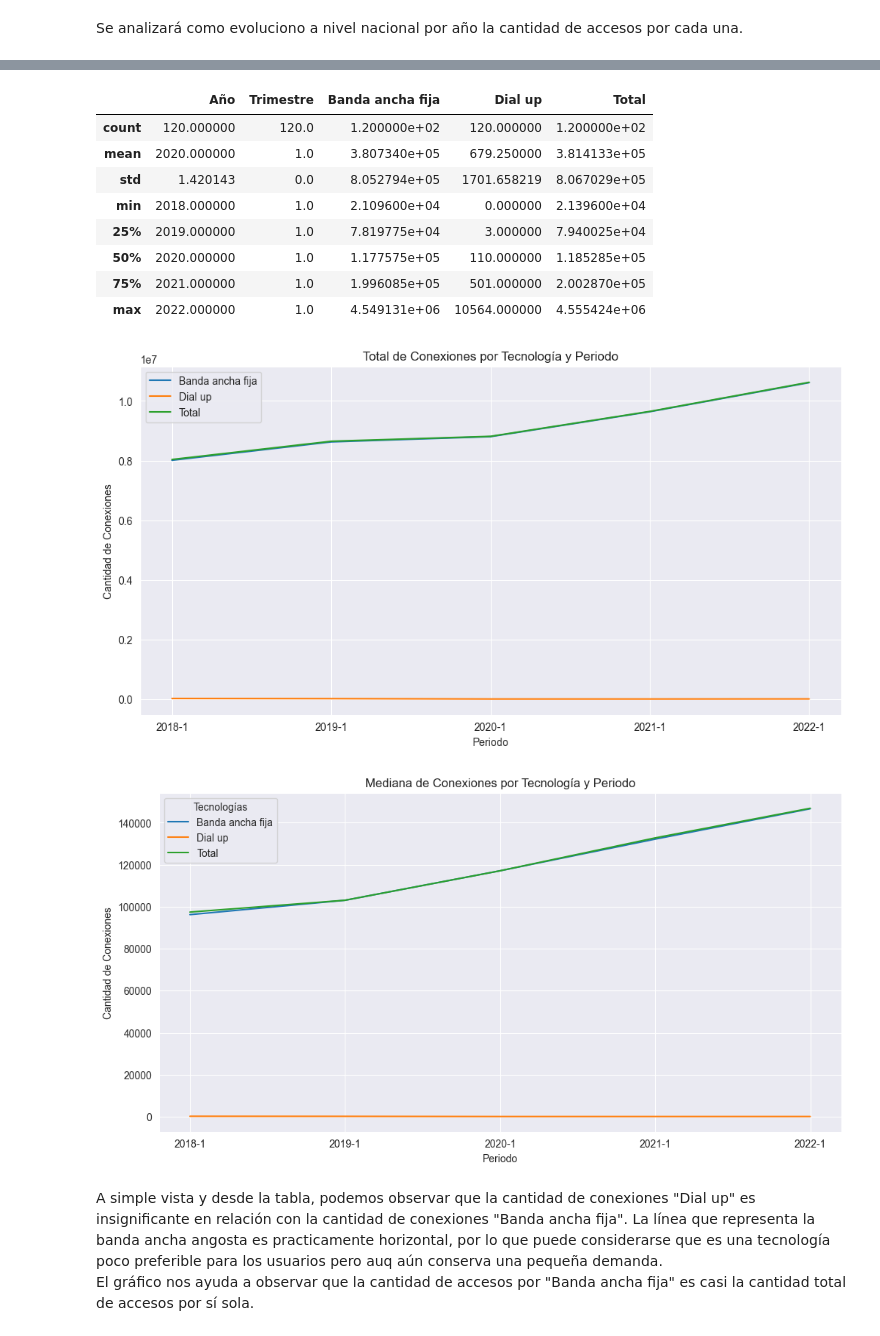
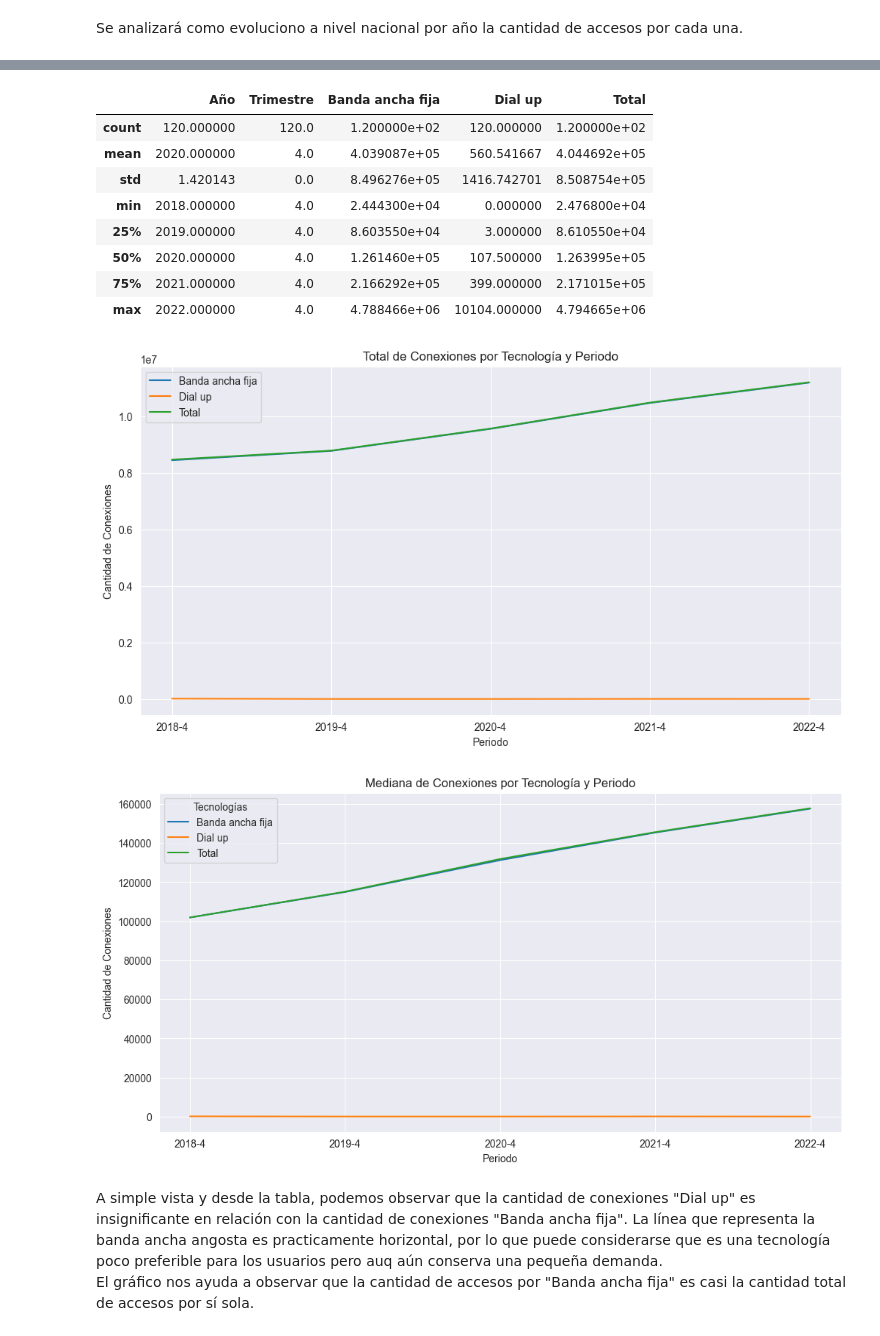
Before and after one commit to AleGS2108/PI-Data_Analytics, a Jupyter notebook: EDA.ipynb, the cells around one changed output, grey strips where cells are left out. Drawn from its saved outputs; the diff is of its cells as text; code cells hidden in the pictures.

```diff
--- a/EDA.ipynb
+++ b/EDA.ipynb
@@ -74,7 +74,7 @@ Dial-up (Acceso Telefónico):
 # %% [markdown]
 Se analizará como evoluciono a nivel nacional por año la cantidad de accesos por cada una.
 # %%
-banda_provincial_2018_1 = banda_provincial[(banda_provincial['Año'] >= 2018) & (banda_provincial['Trimestre'] == 1)].reset_index(drop=True)
-banda_provincial_2018_1
+banda_provincial_2018_4 = banda_provincial[(banda_provincial['Año'] >= 2018) & (banda_provincial['Trimestre'] == 4)].reset_index(drop=True)
+banda_provincial_2018_4
 # %% [output]
 |  | Año | Trimestre | Provincia | Banda ancha fija | Dial up | Total |
@@ -92,26 +92,26 @@ banda_provincial_2018_1
 120 rows × 6 columns
 # %%
-banda_provincial_2018_1.describe()
+banda_provincial_2018_4.describe()
 # %% [output]
 |  | Año | Trimestre | Banda ancha fija | Dial up | Total |
 | count | 120.000000 | 120.0 | 1.200000e+02 | 120.000000 | 1.200000e+02 |
-| mean | 2020.000000 | 1.0 | 3.807340e+05 | 679.250000 | 3.814133e+05 |
-| std | 1.420143 | 0.0 | 8.052794e+05 | 1701.658219 | 8.067029e+05 |
-| min | 2018.000000 | 1.0 | 2.109600e+04 | 0.000000 | 2.139600e+04 |
-| 25% | 2019.000000 | 1.0 | 7.819775e+04 | 3.000000 | 7.940025e+04 |
-| 50% | 2020.000000 | 1.0 | 1.177575e+05 | 110.000000 | 1.185285e+05 |
-| 75% | 2021.000000 | 1.0 | 1.996085e+05 | 501.000000 | 2.002870e+05 |
-| max | 2022.000000 | 1.0 | 4.549131e+06 | 10564.000000 | 4.555424e+06 |
+| mean | 2020.000000 | 4.0 | 4.039087e+05 | 560.541667 | 4.044692e+05 |
+| std | 1.420143 | 0.0 | 8.496276e+05 | 1416.742701 | 8.508754e+05 |
+| min | 2018.000000 | 4.0 | 2.444300e+04 | 0.000000 | 2.476800e+04 |
+| 25% | 2019.000000 | 4.0 | 8.603550e+04 | 3.000000 | 8.610550e+04 |
+| 50% | 2020.000000 | 4.0 | 1.261460e+05 | 107.500000 | 1.263995e+05 |
+| 75% | 2021.000000 | 4.0 | 2.166292e+05 | 399.000000 | 2.171015e+05 |
+| max | 2022.000000 | 4.0 | 4.788466e+06 | 10104.000000 | 4.794665e+06 |
 # %%
 # Creo la columna "Periodo"
-banda_provincial_2018_1['Periodo'] = banda_provincial_2018_1['Año'].astype(str) + '-' + banda_provincial_2018_1['Trimestre'].astype(str)
+banda_provincial_2018_4['Periodo'] = banda_provincial_2018_4['Año'].astype(str) + '-' + banda_provincial_2018_4['Trimestre'].astype(str)
 
 # Selecciono las columnas necesarias
 tecnologias = ['Banda ancha fija', 'Dial up']
 conexiones_totales_tecnologia_provincia = ['Año', 'Trimestre', 'Periodo'] + tecnologias
 
 # Creo el nuevo DataFrame sumando los accesos por cada tecnología para todas las provincias
-conexiones_totales_tecnologia_provincia = banda_provincial_2018_1[conexiones_totales_tecnologia_provincia].groupby(['Año', 'Trimestre', 'Periodo']).sum().reset_index()
+conexiones_totales_tecnologia_provincia = banda_provincial_2018_4[conexiones_totales_tecnologia_provincia].groupby(['Año', 'Trimestre', 'Periodo']).sum().reset_index()
 
 # Calculo la columna "Total" como la suma de "Banda ancha fija" y "Dial up"
 conexiones_totales_tecnologia_provincia['Total'] = conexiones_totales_tecnologia_provincia['Banda ancha fija'] + conexiones_totales_tecnologia_provincia['Dial up']
@@ -136,27 +136,27 @@ plt.xticks(rotation='horizontal')
 plt.legend()
 plt.show()
 # %% [output]
-[figure, old version]
+[figure, new version]
 # %%
 # Selecciono las columnas necesarias
 tecnologias = ['Banda ancha fija', 'Dial up', 'Total']
 conexiones_totales_tecnologia_provincia = ['Año', 'Trimestre', 'Periodo'] + tecnologias
 # Creo el nuevo DataFrame sumando los accesos por cada tecnología para todas las provincias
-conexiones_totales_tecnologia_provincia = banda_provincial_2018_1[conexiones_totales_tecnologia_provincia].groupby(['Año', 'Trimestre', 'Periodo']).median().reset_index()
+conexiones_totales_tecnologia_provincia = banda_provincial_2018_4[conexiones_totales_tecnologia_provincia].groupby(['Año', 'Trimestre', 'Periodo']).median().reset_index()
 # Convierto el DataFrame en un formato largo para poder utilizar 'hue' en el gráfico de líneas
 conexiones_totales_tecnologia_provincia = pd.melt(conexiones_totales_tecnologia_provincia, id_vars=['Año', "Trimestre", "Periodo"], var_name='Tecnologías', value_name='Cantidad de Conexiones')
 # Creo el gráfico de líneas con 'hue' para los rangos de velocidad
 sns.set_style("darkgrid")
 plt.figure(figsize=(12, 6))
 sns.lineplot(data=conexiones_totales_tecnologia_provincia, x="Periodo", y='Cantidad de Conexiones', hue='Tecnologías')
 # Establezco los títulos y etiquetas de los ejes
 plt.title('Mediana de Conexiones por Tecnología y Periodo')
 plt.xlabel('Periodo')
 plt.ylabel('Cantidad de Conexiones')
 # Muestro el gráfico
 plt.show()
 # %% [output]
-[figure, old version]
+[figure, new version]
 # %% [markdown]
 A simple vista y desde la tabla, podemos observar que la cantidad de conexiones "Dial up" es insignificante en relación con la cantidad de conexiones "Banda ancha fija". La línea que representa la banda ancha angosta es practicamente horizontal, por lo que puede considerarse que es una tecnología poco preferible para los usuarios pero auq aún conserva una pequeña demanda.
 El gráfico nos ayuda a observar que la cantidad de accesos por "Banda ancha fija" es casi la cantidad total de accesos por sí sola.
```
Also changed, not shown: parts of 7 cells of this notebook, 6 other files.
